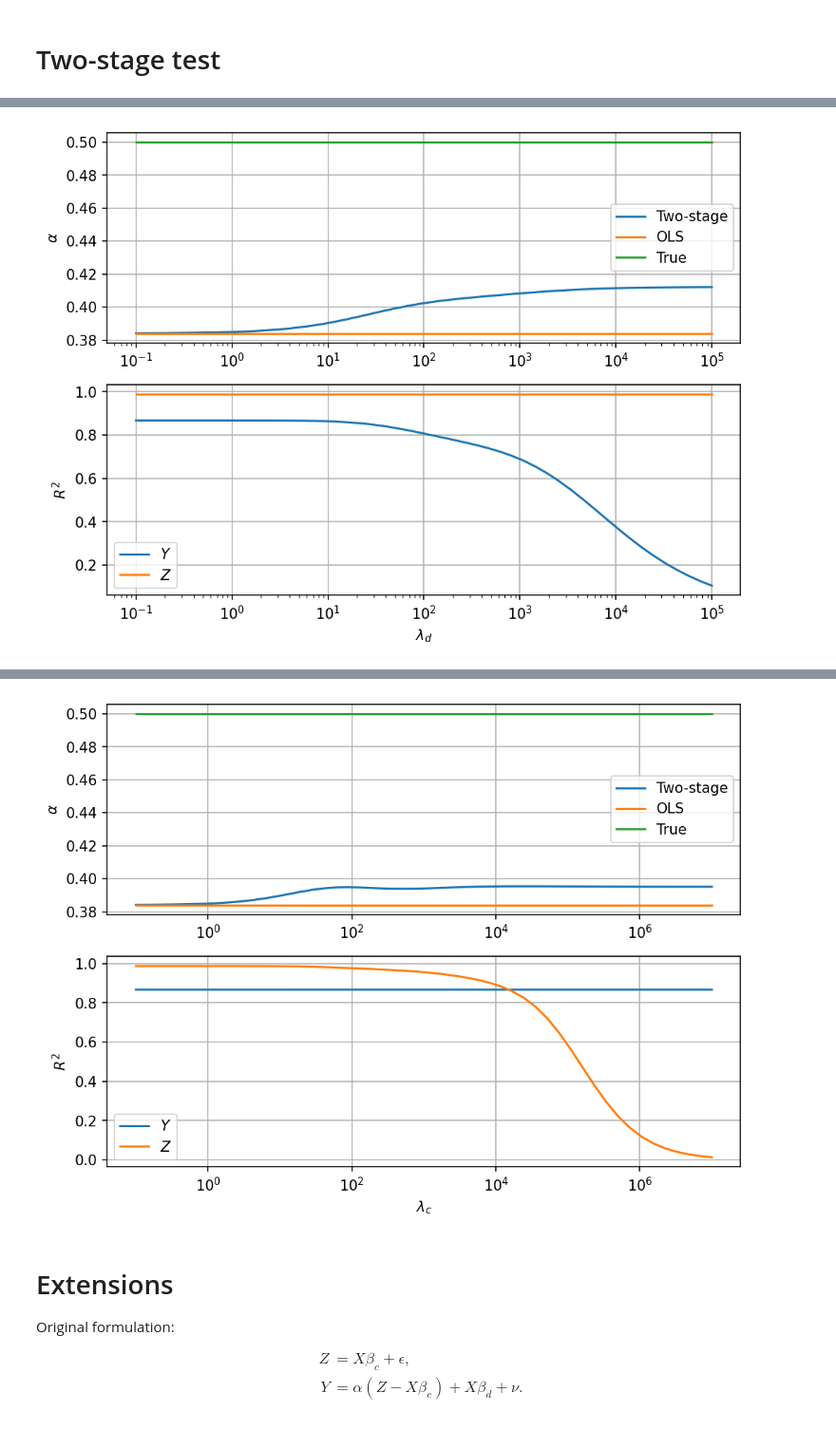
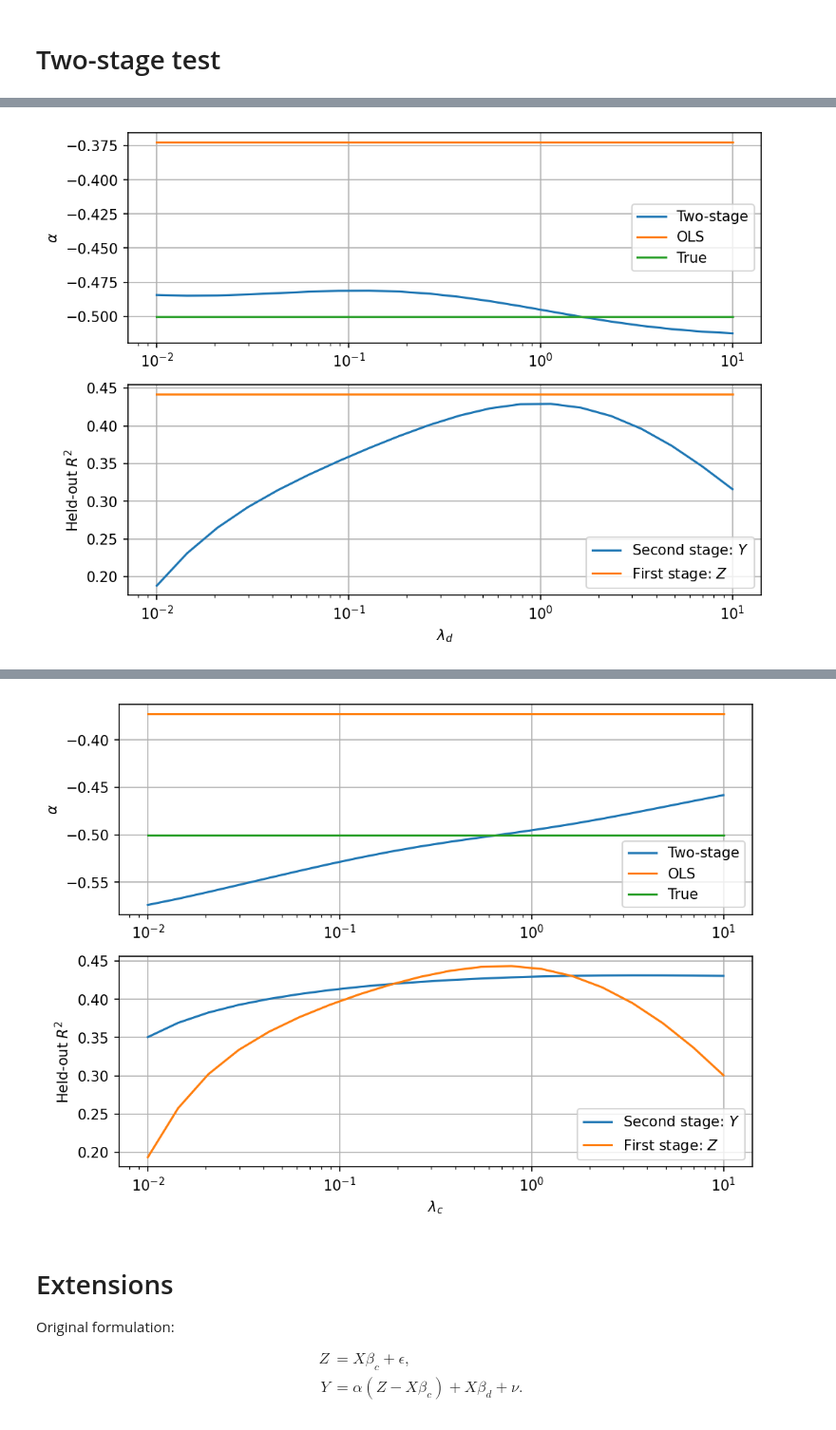
Before and after one commit to gradientinstitute/twostageridge, a Jupyter notebook: notebooks/regularisation_test.ipynb, the cells around one changed output, grey strips where cells are left out. Shown at 95% size. Cells and saved outputs as stored; diff of their text form; code cells hidden in the pictures.

```diff
--- a/notebooks/regularisation_test.ipynb
+++ b/notebooks/regularisation_test.ipynb
@@ -126,7 +139,7 @@ plt.show()
 
 <img src="two_stage_dag.svg" width="50%">
 # %%
-regularisers = np.logspace(-1, 5, 50)
+#regularisers = np.logspace(*regulariser_range, 20)
 alpha_ts_d = np.zeros_like(regularisers)
 y_scores = np.zeros_like(regularisers)
 z_scores = np.zeros_like(regularisers)
@@ -135,8 +148,8 @@ z_scores = np.zeros_like(regularisers)
 for i, regulariser in enumerate(regularisers):
     ts_d = TwoStageRidge(treatment_index=0, regulariser1=1., regulariser2=regulariser).fit(W, Y)
     alpha_ts_d[i] = ts_d.alpha_
-    y_scores[i] = r2_score(Y, ts_d.predict(W))
-    z_scores[i] = ts_d.score_stage1(W)
+    y_scores[i] = r2_score(Y_test, ts_d.predict(W_test))
+    z_scores[i] = ts_d.score_stage1(W_test)
 
 
 fig, (ax1, ax2) = plt.subplots(2, 1, figsize=(8, 6), dpi=150)
@@ -146,15 +159,15 @@ ax1.semilogx([regularisers[0], regularisers[-1]], [alpha, alpha], label="True")
 ax1.set_ylabel("$\\alpha$")
 ax1.grid()
 ax1.legend()
-ax2.semilogx(regularisers, y_scores, label="$Y$")
-ax2.semilogx(regularisers, z_scores, label="$Z$")
+ax2.semilogx(regularisers, y_scores, label="Second stage: $Y$")
+ax2.semilogx(regularisers, z_scores, label="First stage: $Z$")
 ax2.grid()
 ax2.legend()
-ax2.set_ylabel("$R^2$")
+ax2.set_ylabel("Held-out $R^2$")
 ax2.set_xlabel("$\\lambda_d$")
 plt.show()
 # %% [output]
-[figure, old version]
+[figure, new version]
 # %% [markdown]
 ## Vary $\lambda_c$
 
@@ -165,35 +178,35 @@ plt.show()
 
 <img src="two_stage_dag.svg" width="50%">
 # %%
-regularisers = np.logspace(-1, 7, 50)
+#regularisers = np.logspace(-2, 3, 50)
 alpha_ts_c = np.zeros_like(regularisers)
 y_scores = np.zeros_like(regularisers)
 z_scores = np.zeros_like(regularisers)
 
 
 for i, regulariser in enumerate(regularisers):
     ts_c = TwoStageRidge(treatment_index=0, regulariser1=regulariser, regulariser2=1.).fit(W, Y)
     alpha_ts_c[i] = ts_c.alpha_
-    y_scores[i] = r2_score(Y, ts_c.predict(W))
-    z_scores[i] = ts_c.score_stage1(W)
+    y_scores[i] = r2_score(Y_test, ts_c.predict(W_test))
+    z_scores[i] = ts_c.score_stage1(W_test)
 
 
 fig, (ax1, ax2) = plt.subplots(2, 1, figsize=(8, 6), dpi=150)
 ax1.semilogx(regularisers, alpha_ts_c, label="Two-stage")
 ax1.semilogx([regularisers[0], regularisers[-1]], [alpha_ols, alpha_ols], label="OLS")
 ax1.semilogx([regularisers[0], regularisers[-1]], [alpha, alpha], label="True")
 ax1.set_ylabel("$\\alpha$")
 ax1.grid()
 ax1.legend()
-ax2.semilogx(regularisers, y_scores, label="$Y$")
-ax2.semilogx(regularisers, z_scores, label="$Z$")
+ax2.semilogx(regularisers, y_scores, label="Second stage: $Y$")
+ax2.semilogx(regularisers, z_scores, label="First stage: $Z$")
 ax2.grid()
 ax2.legend()
-ax2.set_ylabel("$R^2$")
+ax2.set_ylabel("Held-out $R^2$")
 ax2.set_xlabel("$\\lambda_c$")
 plt.show()
 # %% [output]
-[figure, old version]
+[figure, new version]
 # %% [markdown]
 # Extensions
 
```
Also changed, not shown: parts of 4 cells of this notebook, 1 other file.
